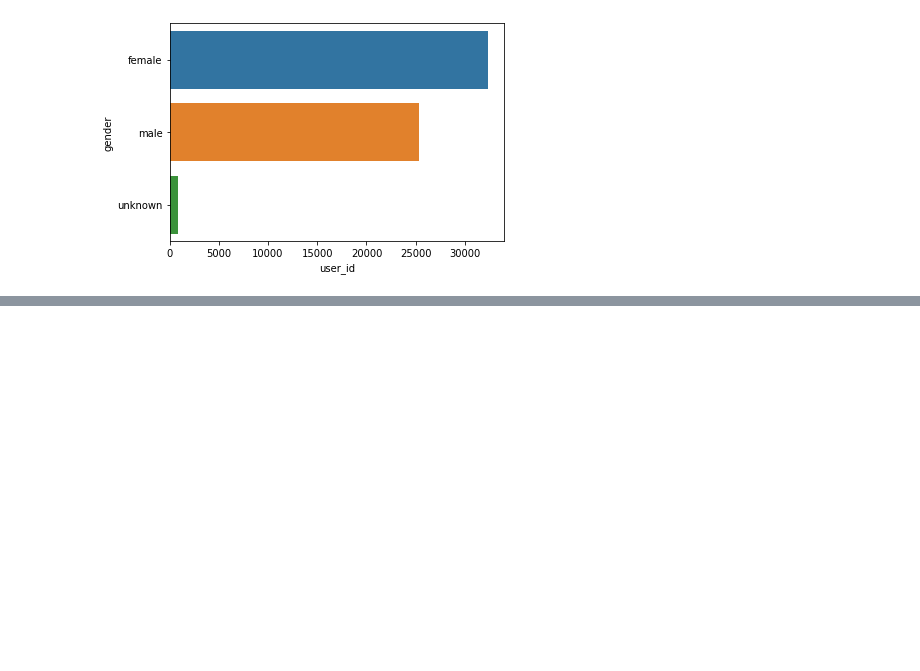
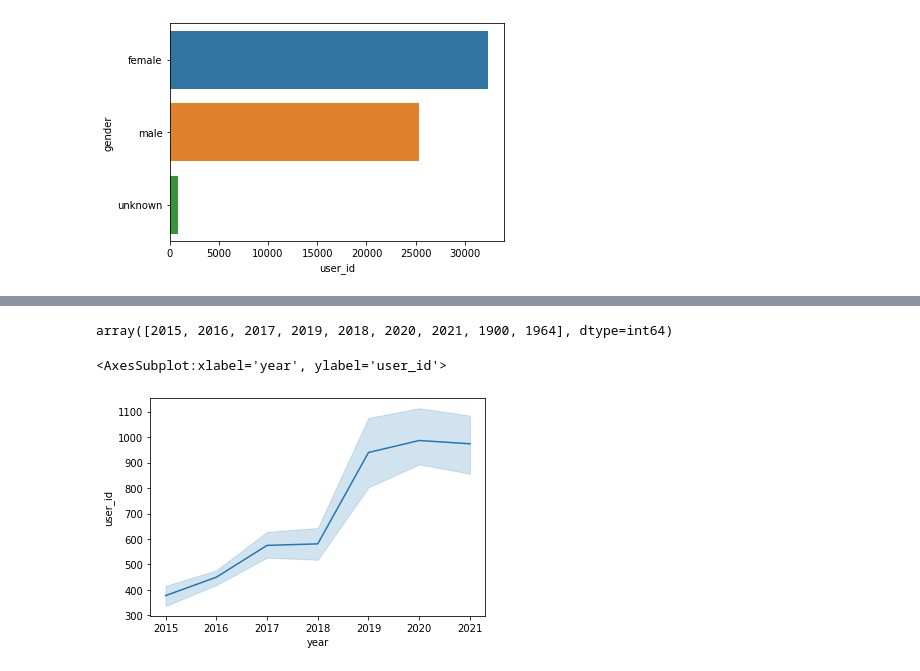
Before and after one commit to farnezola/lab_analytics, a Jupyter notebook: lab_analytics_2015_2021.ipynb, the cells around one changed output, grey strips where cells are left out. Drawn from its saved outputs; the diff is of its cells as text; code cells hidden in the pictures; blank space fills up the shorter version.

```diff
--- a/lab_analytics_2015_2021.ipynb
+++ b/lab_analytics_2015_2021.ipynb
@@ -200,0 +208,26 @@ df_ds_f.head(10)
+# %%
+# add 'month' and 'year' columns
+# and check the years values
+
+df['month']=df.date.dt.month
+df['year']=df.date.dt.year
+
+df.year.unique()
+# %% [output]
+array([2015, 2016, 2017, 2019, 2018, 2020, 2021, 1900, 1964], dtype=int64)
+# %%
+# found years 1900 and 1964 in the df
+# this is a mistake, let's delete these rows
+
+
+df = df.loc[df.year!=1900]
+df = df.loc[df.year!=1964]
+# %%
+df_by_month = df.groupby(['year', 'month'], as_index=False)\
+    .agg({'user_id':'nunique'})
+
+
+sns.lineplot(x=df_by_month.year, y=df_by_month.user_id)
+# %% [output]
+<AxesSubplot:xlabel='year', ylabel='user_id'>
+[figure, added]
```
Also changed, not shown: parts of 12 cells of this notebook.
